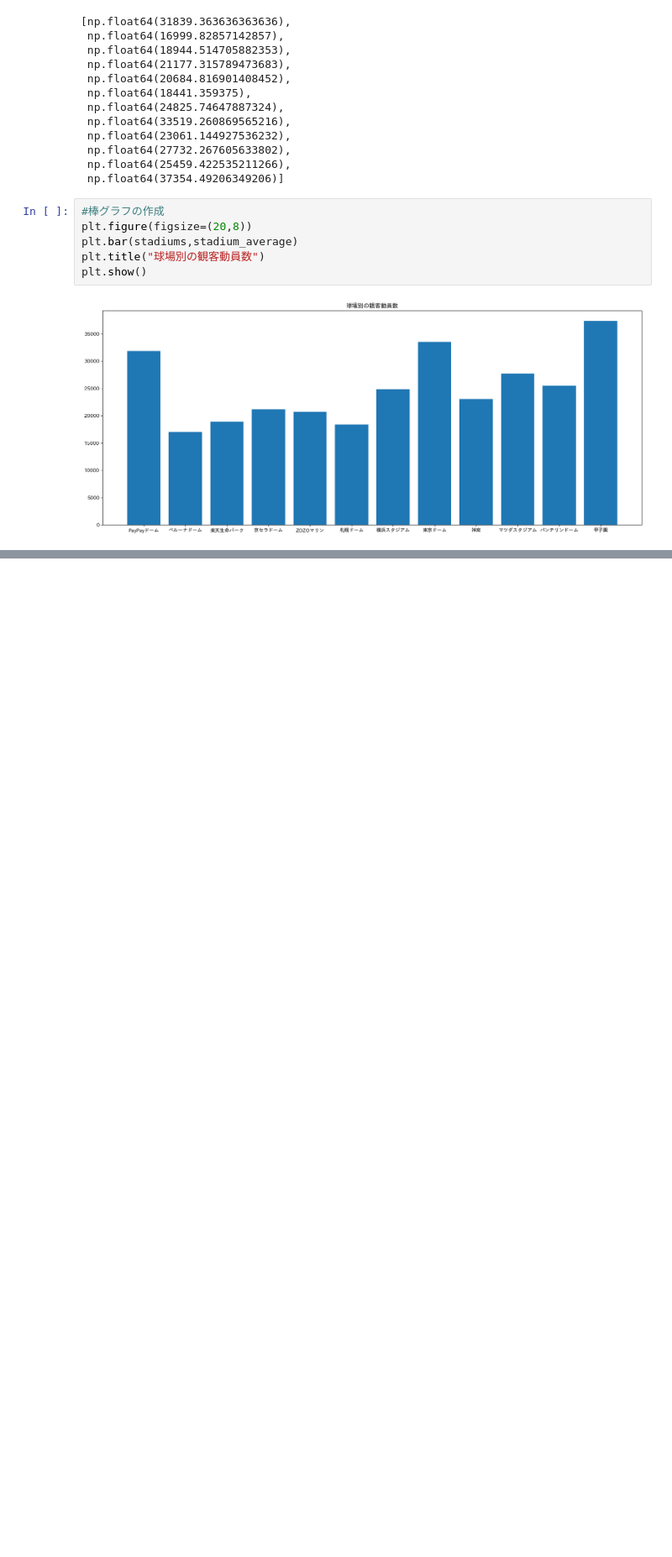
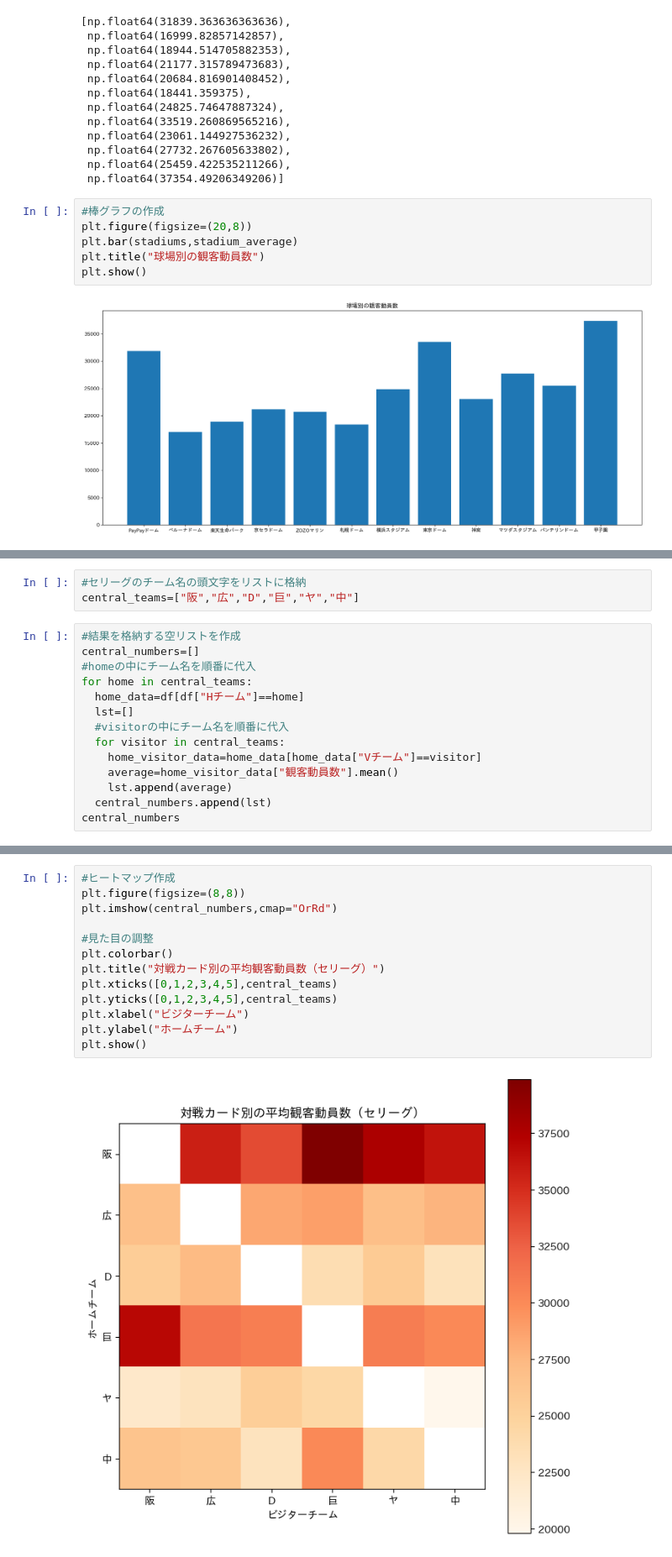
Before and after one commit to hitomitsu50/SportsData_Portfolio, a Jupyter notebook: プロ野球12球団顧客分析.ipynb, the cells around one changed output, grey strips where cells are left out. Shown: that part at 84% size. Cells and saved outputs as stored; diff of their text form; blank space fills up the shorter version.

```diff
--- a/プロ野球12球団顧客分析.ipynb
+++ b/プロ野球12球団顧客分析.ipynb
@@ -165,0 +198,17 @@ plt.show()
+# %%
+#セリーグのチーム名の頭文字をリストに格納
+central_teams=["阪","広","D","巨","ヤ","中"]
+# %%
+#結果を格納する空リストを作成
+central_numbers=[]
+#homeの中にチーム名を順番に代入
+for home in central_teams:
+  home_data=df[df["Hチーム"]==home]
+  lst=[]
+  #visitorの中にチーム名を順番に代入
+  for visitor in central_teams:
+    home_visitor_data=home_data[home_data["Vチーム"]==visitor]
+    average=home_visitor_data["観客動員数"].mean()
+    lst.append(average)
+  central_numbers.append(lst)
+central_numbers
@@ -165,0 +233,15 @@ plt.show()
+# %%
+#ヒートマップ作成
+plt.figure(figsize=(8,8))
+plt.imshow(central_numbers,cmap="OrRd")
+
+#見た目の調整
+plt.colorbar()
+plt.title("対戦カード別の平均観客動員数（セリーグ）")
+plt.xticks([0,1,2,3,4,5],central_teams)
+plt.yticks([0,1,2,3,4,5],central_teams)
+plt.xlabel("ビジターチーム")
+plt.ylabel("ホームチーム")
+plt.show()
+# %% [output]
+[figure, added]
```
Also changed, not shown: parts of 4 cells of this notebook.
